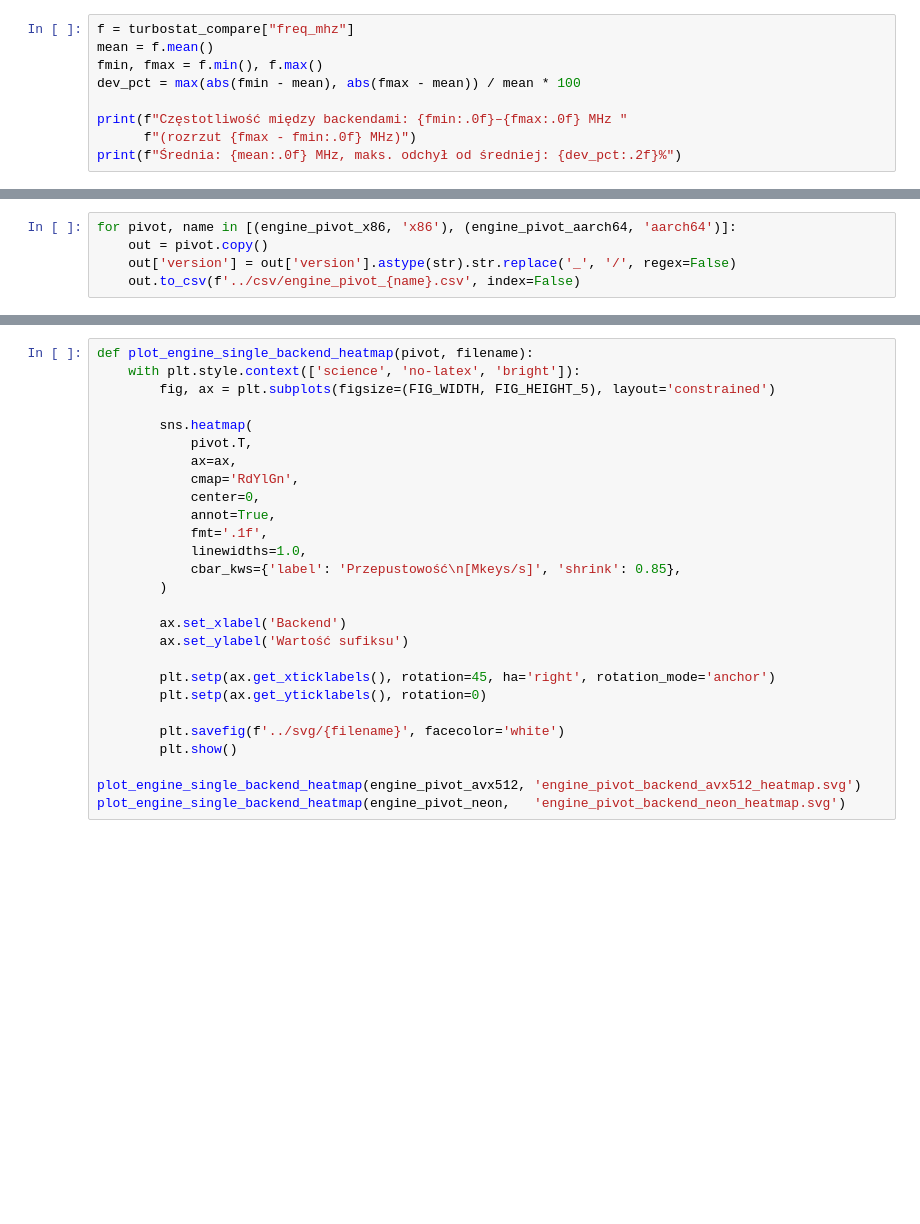
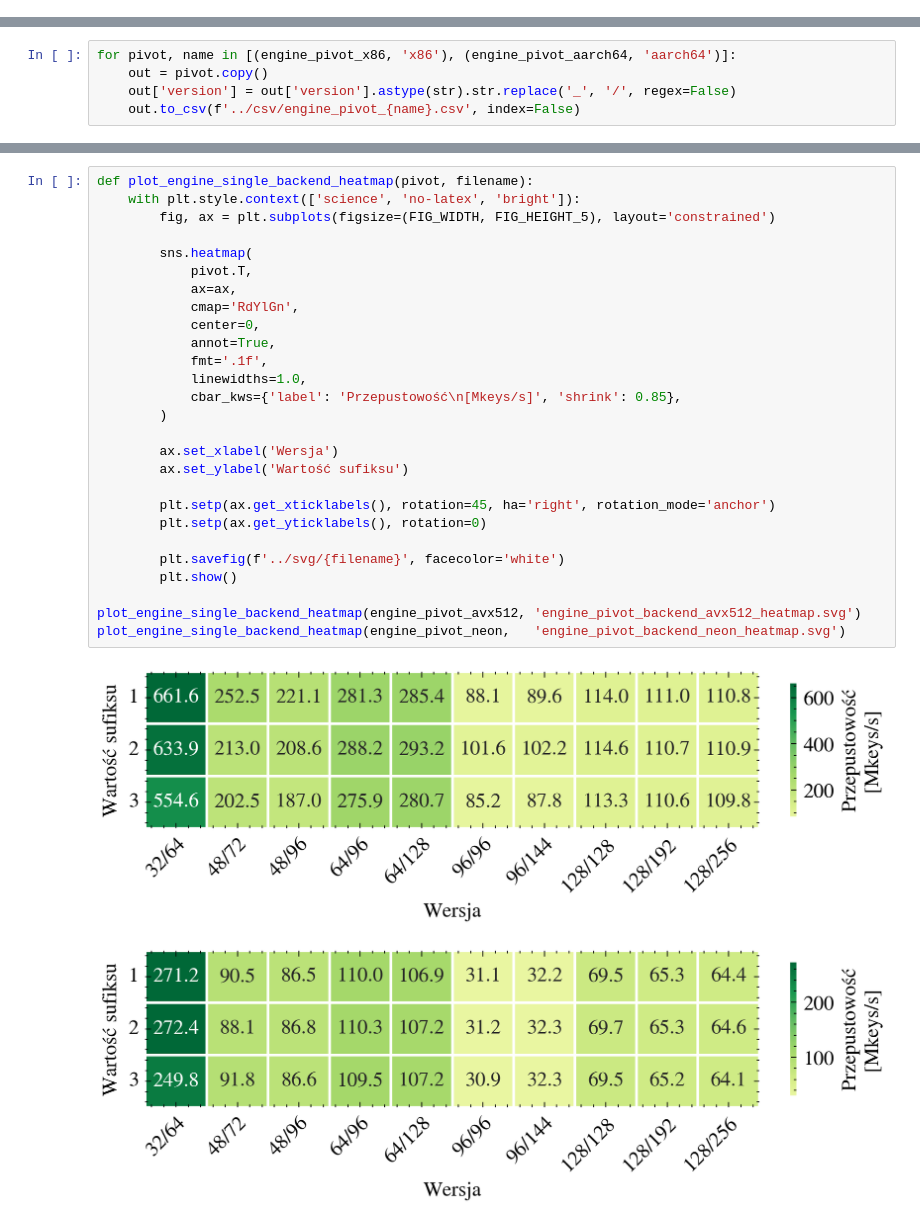
Before and after one commit to jan-chojnacki/SpeckProbe, a Jupyter notebook: analysis/notebooks/data_exploration.ipynb, the cells around one changed output, grey strips where cells are left out. Drawn from its saved outputs; the diff is of its cells as text; blank space fills up the shorter version.

```diff
--- a/analysis/notebooks/data_exploration.ipynb
+++ b/analysis/notebooks/data_exploration.ipynb
@@ -490,9 +358,0 @@ with plt.style.context(['science', 'no-latex', 'bright']):
-# %%
-f = turbostat_compare["freq_mhz"]
-mean = f.mean()
-fmin, fmax = f.min(), f.max()
-dev_pct = max(abs(fmin - mean), abs(fmax - mean)) / mean * 100
-
-print(f"Częstotliwość między backendami: {fmin:.0f}–{fmax:.0f} MHz "
-      f"(rozrzut {fmax - fmin:.0f} MHz)")
-print(f"Średnia: {mean:.0f} MHz, maks. odchył od średniej: {dev_pct:.2f}%")
@@ -668,27 +588,30 @@ print(engine_pivot_avx512)
 # %%
 def plot_engine_single_backend_heatmap(pivot, filename):
     with plt.style.context(['science', 'no-latex', 'bright']):
         fig, ax = plt.subplots(figsize=(FIG_WIDTH, FIG_HEIGHT_5), layout='constrained')
 
         sns.heatmap(
             pivot.T,
             ax=ax,
             cmap='RdYlGn',
             center=0,
             annot=True,
             fmt='.1f',
             linewidths=1.0,
             cbar_kws={'label': 'Przepustowość\n[Mkeys/s]', 'shrink': 0.85},
         )
 
-        ax.set_xlabel('Backend')
+        ax.set_xlabel('Wersja')
         ax.set_ylabel('Wartość sufiksu')
 
         plt.setp(ax.get_xticklabels(), rotation=45, ha='right', rotation_mode='anchor')
         plt.setp(ax.get_yticklabels(), rotation=0)
 
         plt.savefig(f'../svg/{filename}', facecolor='white')
         plt.show()
 
 plot_engine_single_backend_heatmap(engine_pivot_avx512, 'engine_pivot_backend_avx512_heatmap.svg')
 plot_engine_single_backend_heatmap(engine_pivot_neon,   'engine_pivot_backend_neon_heatmap.svg')
+# %% [output]
+[figure, added]
+[figure, added]
```
Also changed, not shown: parts of 42 cells of this notebook, 7 other files.
